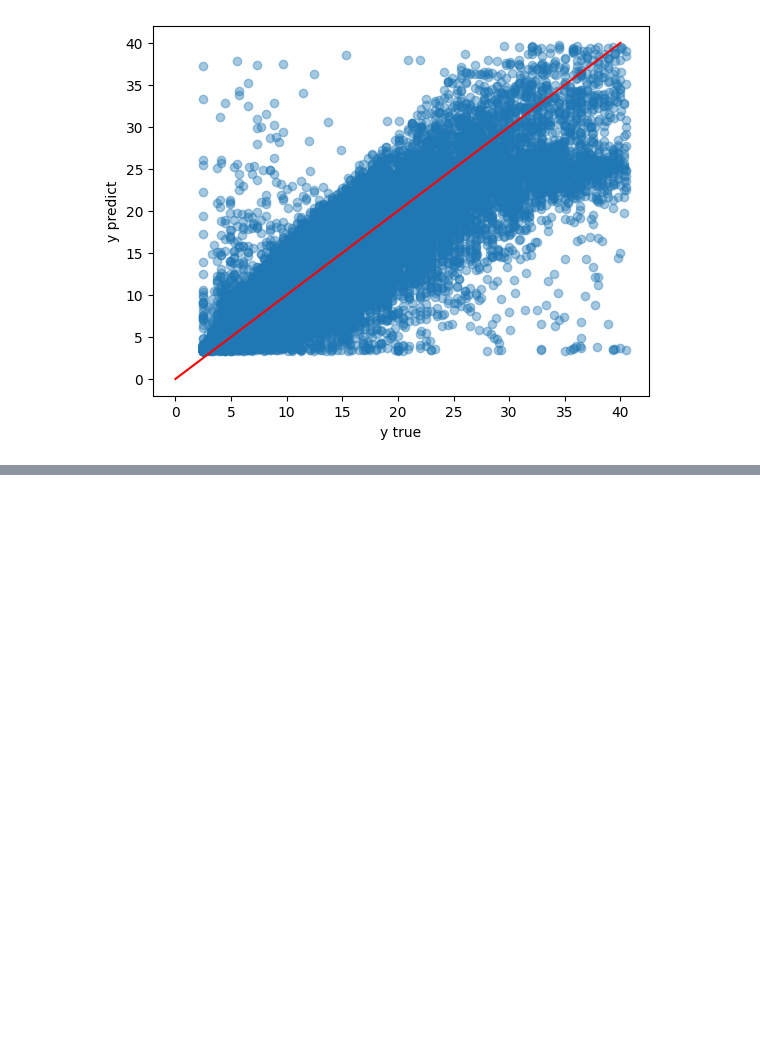
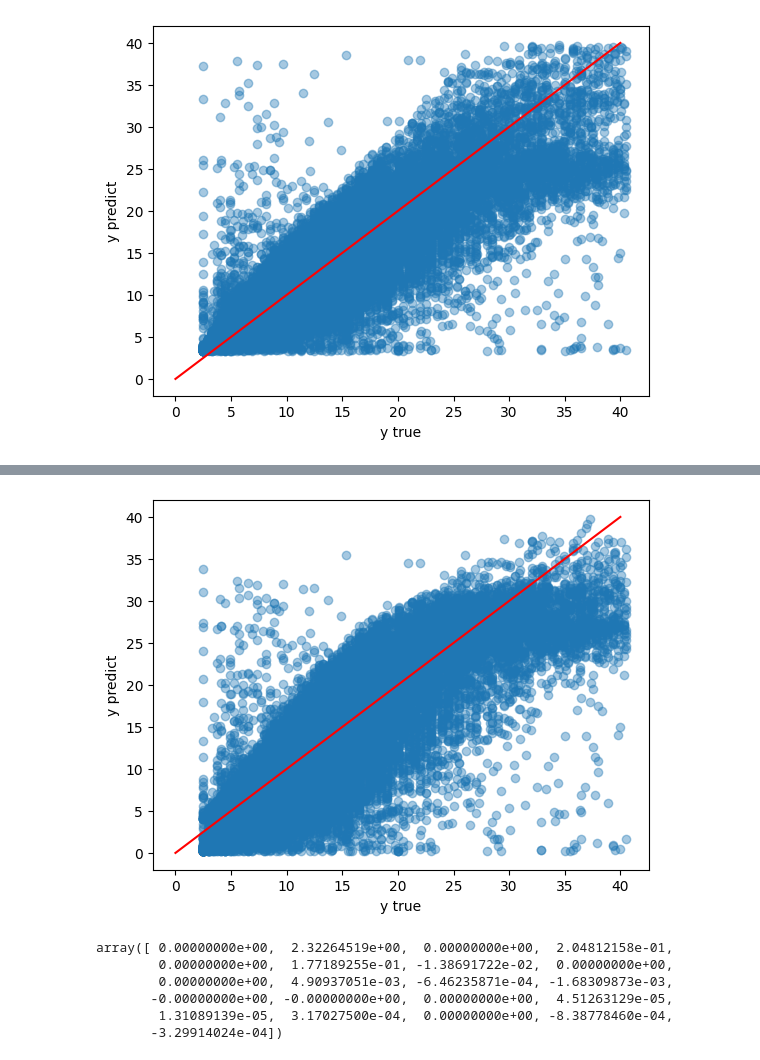
Before and after one commit to MBAhmadi/New-ML, a Jupyter notebook: uber.ipynb, the cells around one changed output, grey strips where cells are left out. Saved outputs shown, nothing was run; the diff lists cells and outputs as text; code cells hidden in the pictures; blank space fills up the shorter version.

```diff
--- a/uber.ipynb
+++ b/uber.ipynb
@@ -567,0 +591,26 @@ plt.ylabel('y predict');
+# %%
+steps = [('poly_feature', PolynomialFeatures(degree=5)),
+         ('lr', Lasso(alpha=2, fit_intercept=False))]
+
+lr_ridge = Pipeline(steps=steps)
+lr_ridge.fit(x_train, y_train)
+
+y_pred = lr_ridge.predict(x_test)
+
+plt.scatter(y_test, y_pred, alpha=0.4)
+plt.plot(np.linspace(0, 40, 100),
+         np.linspace(0, 40, 100),
+         c = 'red')
+plt.xlabel('y true')
+plt.ylabel('y predict');
+# %% [output]
+[figure, added]
+# %%
+lr_ridge['lr'].coef_
+# %% [output]
+array([ 0.00000000e+00,  2.32264519e+00,  0.00000000e+00,  2.04812158e-01,
+        0.00000000e+00,  1.77189255e-01, -1.38691722e-02,  0.00000000e+00,
+        0.00000000e+00,  4.90937051e-03, -6.46235871e-04, -1.68309873e-03,
+       -0.00000000e+00, -0.00000000e+00,  0.00000000e+00,  4.51263129e-05,
+        1.31089139e-05,  3.17027500e-04,  0.00000000e+00, -8.38778460e-04,
+       -3.29914024e-04])
```
Also changed, not shown: parts of 4 cells of this notebook.
